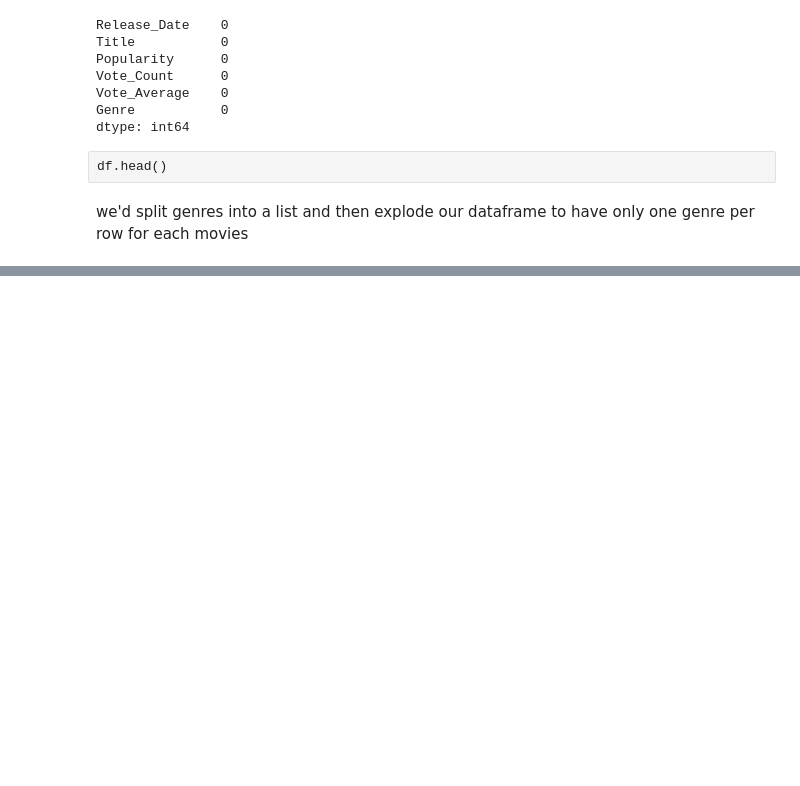
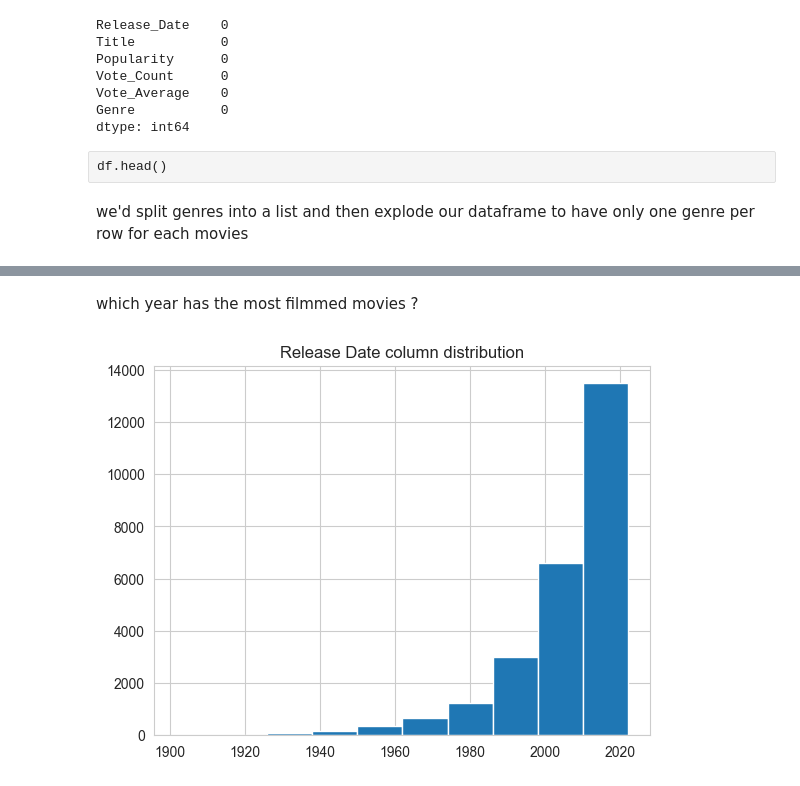
Before and after one commit to dinesh25255/movies-data-analysis-machine-learning-first-project, a Jupyter notebook: movie data analysis.ipynb, the cells around one changed output, grey strips where cells are left out. Saved outputs shown, nothing was run; the diff lists cells and outputs as text; code cells hidden in the pictures; blank space fills up the shorter version.

```diff
--- a/movie data analysis.ipynb
+++ b/movie data analysis.ipynb
@@ -180,0 +322,8 @@ we'd split genres into a list and then explode our dataframe to have only one ge
+# %% [markdown]
+which year has the most filmmed movies ?
+# %%
+df['Release_Date'].hist()
+plt.title('Release Date column distribution')
+plt.show()
+# %% [output]
+[figure, added]
```
Also changed, not shown: parts of 20 cells of this notebook.
